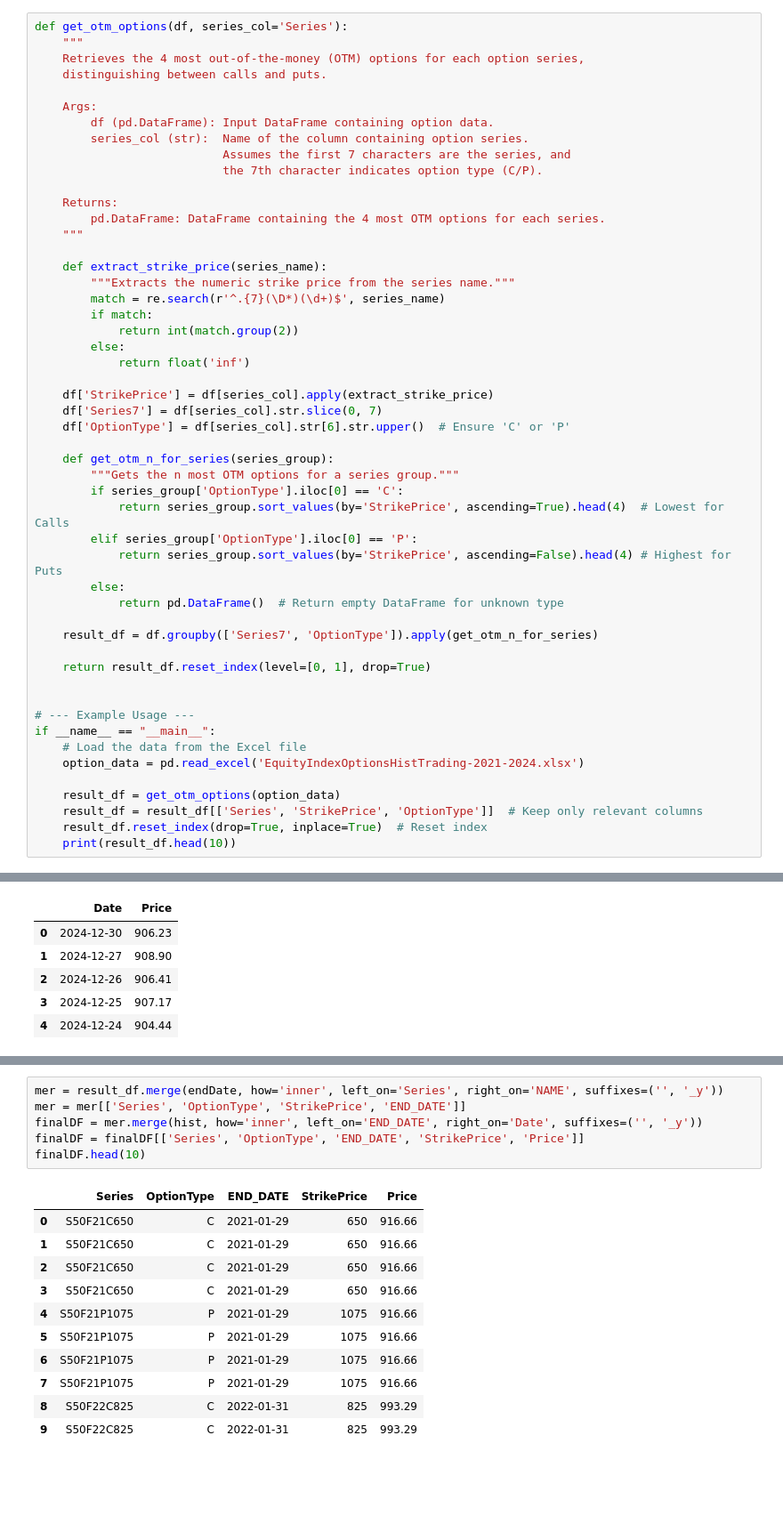
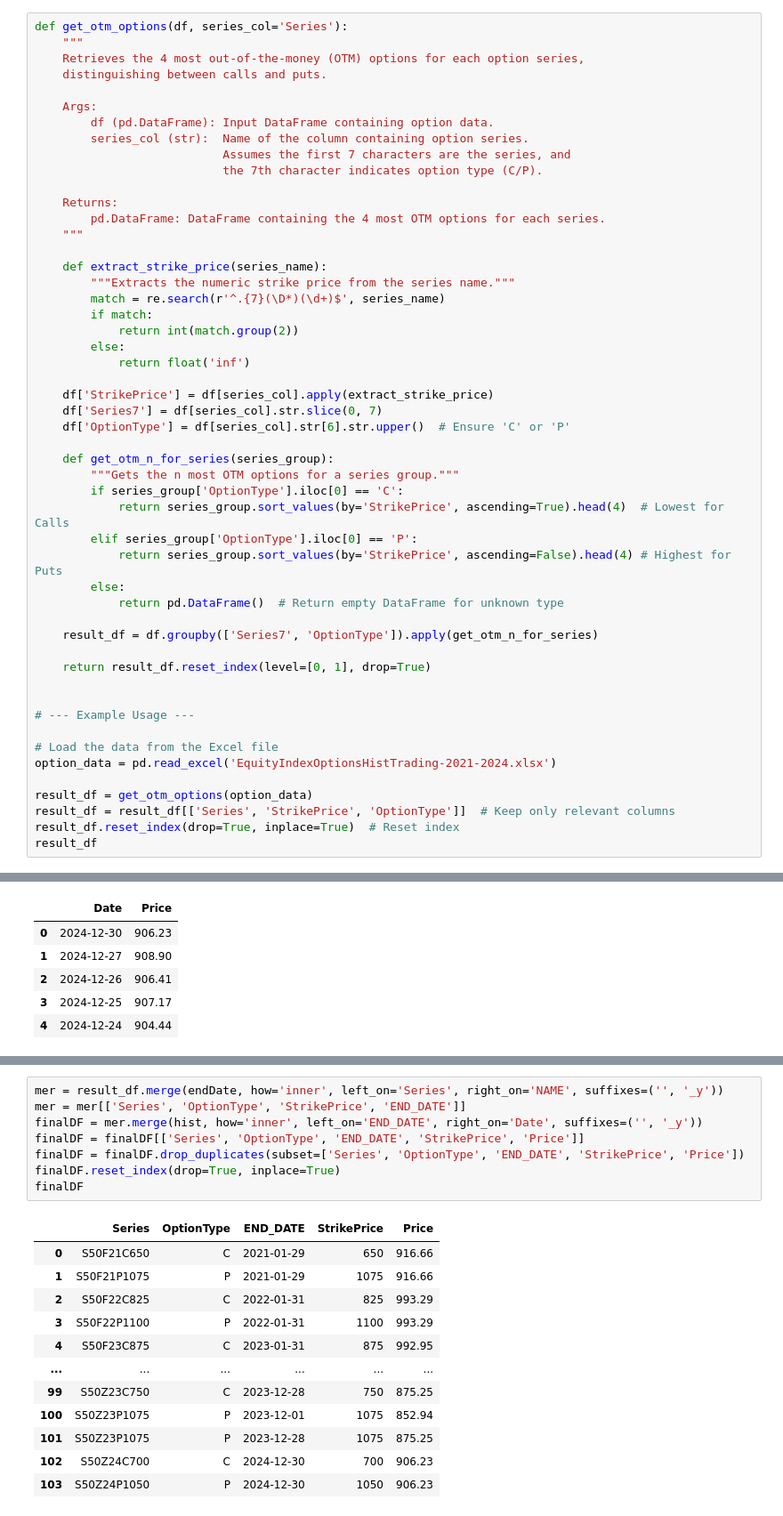
Before and after one commit to FulinQ/SET_Intern, a Jupyter notebook: SOMC/TradingData/MinMaxLostCalculation.ipynb, the cells around one changed output, grey strips where cells are left out. Shown at 89% size. Saved outputs shown, nothing was run; the diff lists cells and outputs as text; blank space fills up the shorter version.

```diff
--- a/SOMC/TradingData/MinMaxLostCalculation.ipynb
+++ b/SOMC/TradingData/MinMaxLostCalculation.ipynb
@@ -62,12 +66,12 @@ def get_otm_options(df, series_col='Series'):
 
 
 # --- Example Usage ---
-if __name__ == "__main__":
-    # Load the data from the Excel file
-    option_data = pd.read_excel('EquityIndexOptionsHistTrading-2021-2024.xlsx')
 
-    result_df = get_otm_options(option_data)
-    result_df = result_df[['Series', 'StrikePrice', 'OptionType']]  # Keep only relevant columns
-    result_df.reset_index(drop=True, inplace=True)  # Reset index
-    print(result_df.head(10))
+# Load the data from the Excel file
+option_data = pd.read_excel('EquityIndexOptionsHistTrading-2021-2024.xlsx')
+
+result_df = get_otm_options(option_data)
+result_df = result_df[['Series', 'StrikePrice', 'OptionType']]  # Keep only relevant columns
+result_df.reset_index(drop=True, inplace=True)  # Reset index
+result_df
 # %% [output]
@@ -109,18 +122,21 @@ endDate.head(5)
 # %%
 mer = result_df.merge(endDate, how='inner', left_on='Series', right_on='NAME', suffixes=('', '_y'))
 mer = mer[['Series', 'OptionType', 'StrikePrice', 'END_DATE']]
 finalDF = mer.merge(hist, how='inner', left_on='END_DATE', right_on='Date', suffixes=('', '_y'))
 finalDF = finalDF[['Series', 'OptionType', 'END_DATE', 'StrikePrice', 'Price']]
-finalDF.head(10)
+finalDF = finalDF.drop_duplicates(subset=['Series', 'OptionType', 'END_DATE', 'StrikePrice', 'Price'])
+finalDF.reset_index(drop=True, inplace=True)
+finalDF
 # %% [output]
 |  | Series | OptionType | END_DATE | StrikePrice | Price |
 | 0 | S50F21C650 | C | 2021-01-29 | 650 | 916.66 |
-| 1 | S50F21C650 | C | 2021-01-29 | 650 | 916.66 |
-| 2 | S50F21C650 | C | 2021-01-29 | 650 | 916.66 |
-| 3 | S50F21C650 | C | 2021-01-29 | 650 | 916.66 |
-| 4 | S50F21P1075 | P | 2021-01-29 | 1075 | 916.66 |
-| 5 | S50F21P1075 | P | 2021-01-29 | 1075 | 916.66 |
-| 6 | S50F21P1075 | P | 2021-01-29 | 1075 | 916.66 |
-| 7 | S50F21P1075 | P | 2021-01-29 | 1075 | 916.66 |
-| 8 | S50F22C825 | C | 2022-01-31 | 825 | 993.29 |
-| 9 | S50F22C825 | C | 2022-01-31 | 825 | 993.29 |
+| 1 | S50F21P1075 | P | 2021-01-29 | 1075 | 916.66 |
+| 2 | S50F22C825 | C | 2022-01-31 | 825 | 993.29 |
+| 3 | S50F22P1100 | P | 2022-01-31 | 1100 | 993.29 |
+| 4 | S50F23C875 | C | 2023-01-31 | 875 | 992.95 |
+| ... | ... | ... | ... | ... | ... |
+| 99 | S50Z23C750 | C | 2023-12-28 | 750 | 875.25 |
+| 100 | S50Z23P1075 | P | 2023-12-01 | 1075 | 852.94 |
+| 101 | S50Z23P1075 | P | 2023-12-28 | 1075 | 875.25 |
+| 102 | S50Z24C700 | C | 2024-12-30 | 700 | 906.23 |
+| 103 | S50Z24P1050 | P | 2024-12-30 | 1050 | 906.23 |
```
Also changed, not shown: parts of 10 cells of this notebook, 5 other files.
